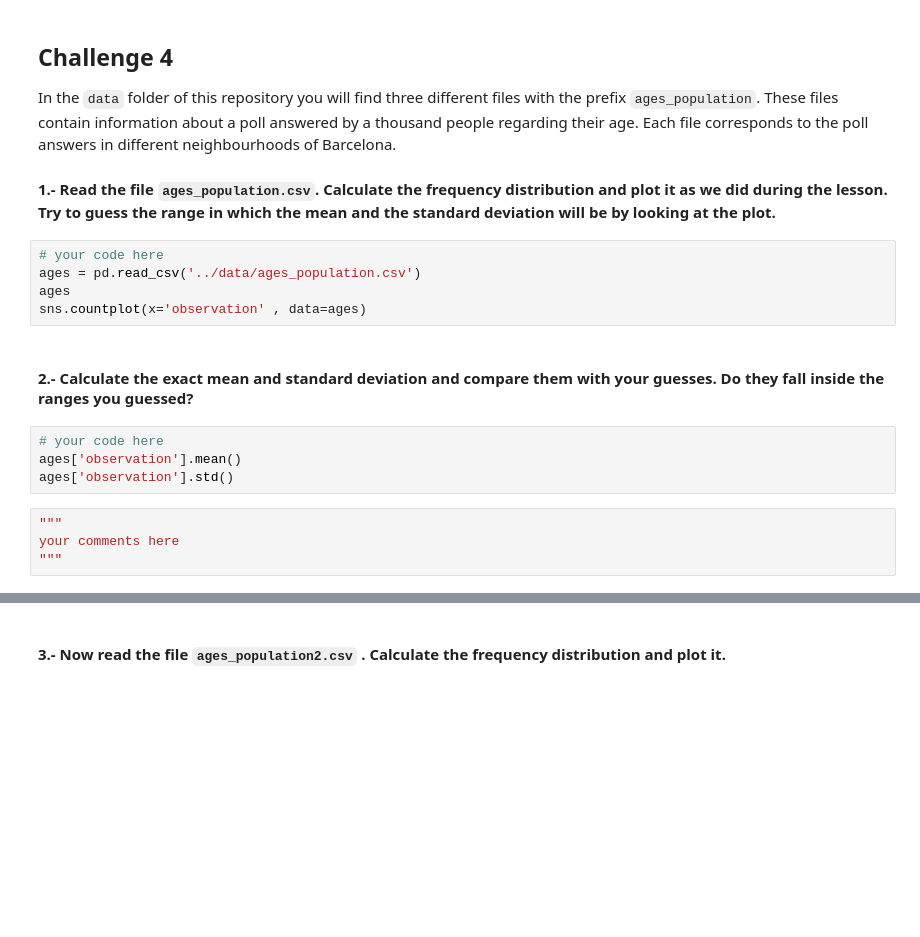
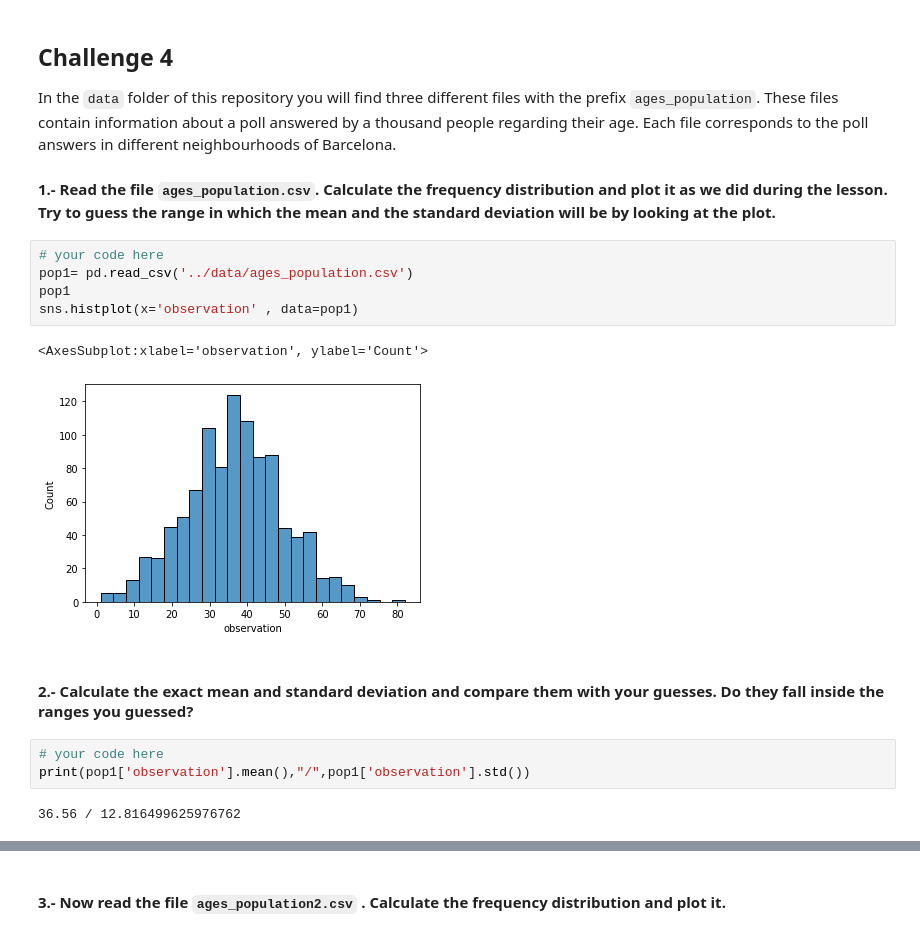
Before and after one commit to jdediegoAb/dataptmad0522_labs, a Jupyter notebook: module-2/understanding-descriptive-stats/your-code/main.ipynb, the cells around one changed output, grey strips where cells are left out. Cells and saved outputs as stored; diff of their text form; blank space fills up the shorter version.

```diff
--- a/module-2/understanding-descriptive-stats/your-code/main.ipynb
+++ b/module-2/understanding-descriptive-stats/your-code/main.ipynb
@@ -221,16 +222,16 @@ In the `data` folder of this repository you will find three different files with
 #### 1.- Read the file `ages_population.csv`. Calculate the frequency distribution and plot it as we did during the lesson. Try to guess the range in which the mean and the standard deviation will be by looking at the plot.
 # %%
 # your code here
-ages = pd.read_csv('../data/ages_population.csv')
-ages
-sns.countplot(x='observation' , data=ages)
+pop1= pd.read_csv('../data/ages_population.csv')
+pop1
+sns.histplot(x='observation' , data=pop1)
+# %% [output]
+<AxesSubplot:xlabel='observation', ylabel='Count'>
+[figure, added]
 # %% [markdown]
 #### 2.- Calculate the exact mean and standard deviation and compare them with your guesses. Do they fall inside the ranges you guessed?
 # %%
 # your code here
-ages['observation'].mean()
-ages['observation'].std()
+print(pop1['observation'].mean(),"/",pop1['observation'].std())
+# %% [output]
+36.56 / 12.816499625976762
-# %%
-"""
-your comments here
-"""
```
Also changed, not shown: parts of 21 cells of this notebook.
